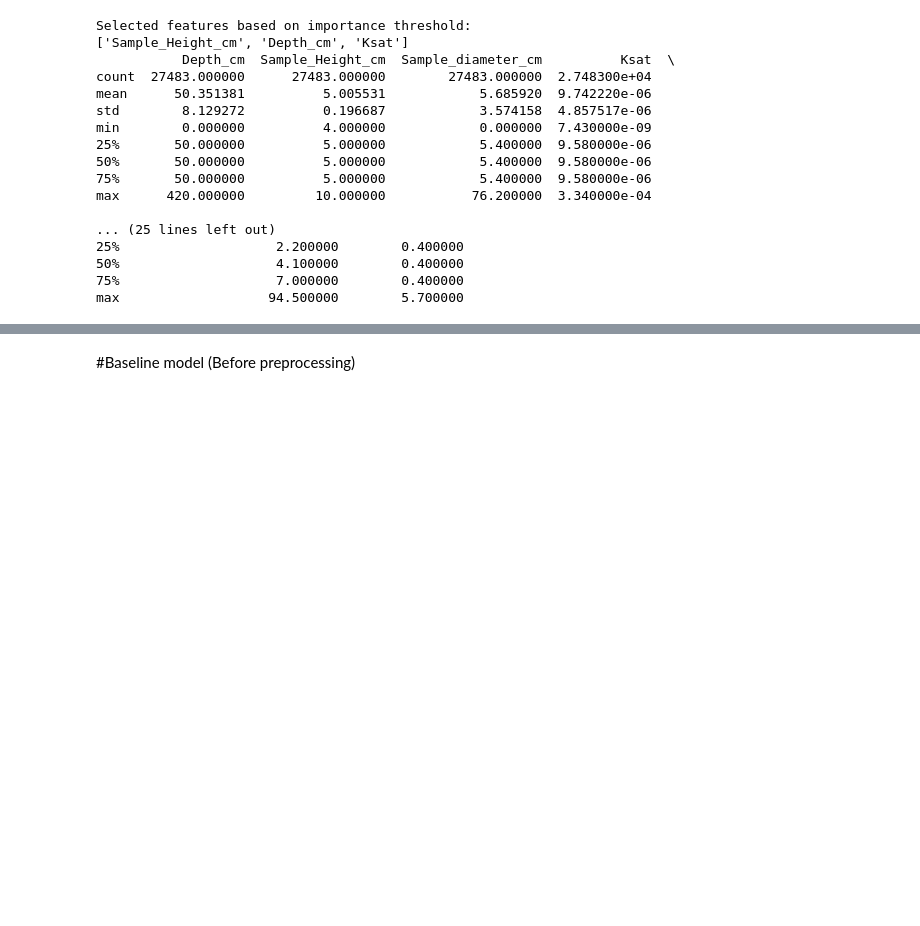
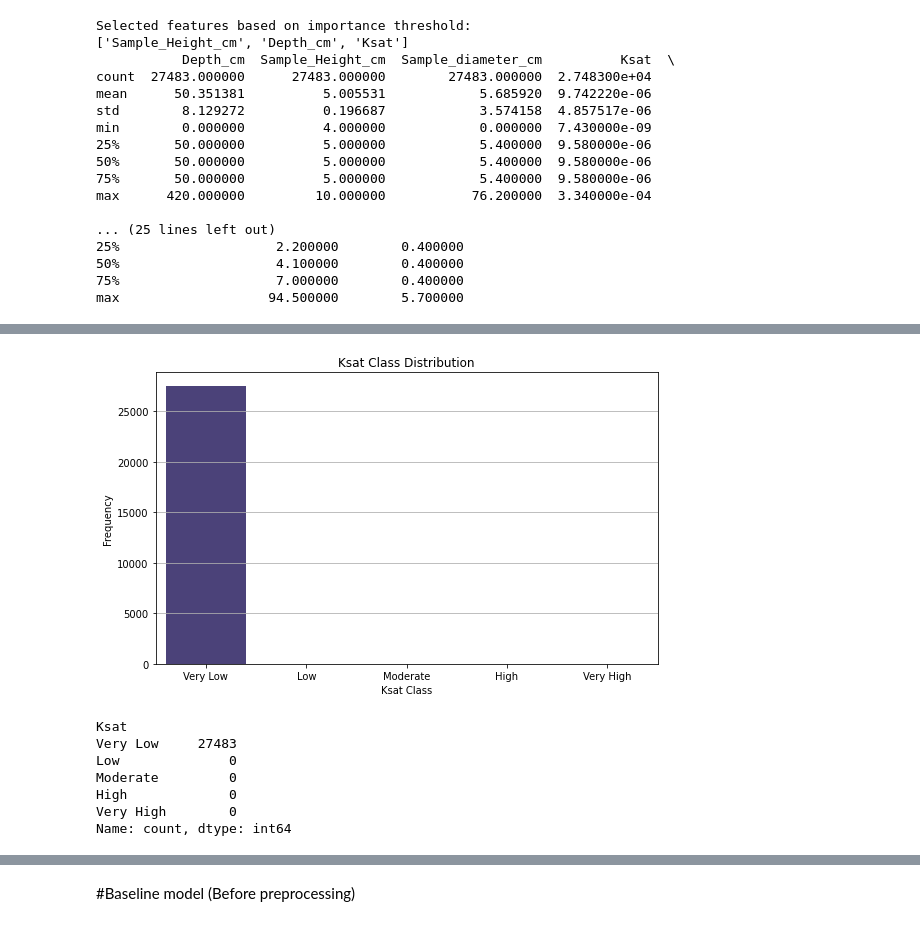
Before and after one commit to YashJoshi2109/Dathathon_KSAT-Quest_Regression-Runoff, a Jupyter notebook: hackathon_ (1).ipynb, the cells around one changed output, grey strips where cells are left out. Drawn from its saved outputs; the diff is of its cells as text; code cells hidden in the pictures; blank space fills up the shorter version.

```diff
--- a/hackathon_ (1).ipynb
+++ b/hackathon_ (1).ipynb
@@ -489,0 +642,29 @@ An error occurred: "None of [Index(['Sample Height (cm)', 'Sample diameter (cm)'
+# %%
+# Create Ksat class bins (e.g., Very Low, Low, Moderate, High, Very High)
+bins = [-np.inf, 0.001, 0.1, 1, 10, np.inf]
+labels = ['Very Low', 'Low', 'Moderate', 'High', 'Very High']
+
+# Apply binning to the original Ksat values
+ksat_classes = pd.cut(y, bins=bins, labels=labels)
+
+# Plot class distribution
+plt.figure(figsize=(8, 5))
+sns.countplot(x=ksat_classes, order=labels, palette='viridis')
+plt.title('Ksat Class Distribution')
+plt.xlabel('Ksat Class')
+plt.ylabel('Frequency')
+plt.grid(axis='y')
+plt.tight_layout()
+plt.show()
+
+# Return distribution counts
+ksat_classes.value_counts().sort_index()
+# %% [output]
+[figure, added]
+Ksat
+Very Low     27483
+Low              0
+Moderate         0
+High             0
+Very High        0
+Name: count, dtype: int64
```
Also changed, not shown: parts of 13 cells of this notebook.
